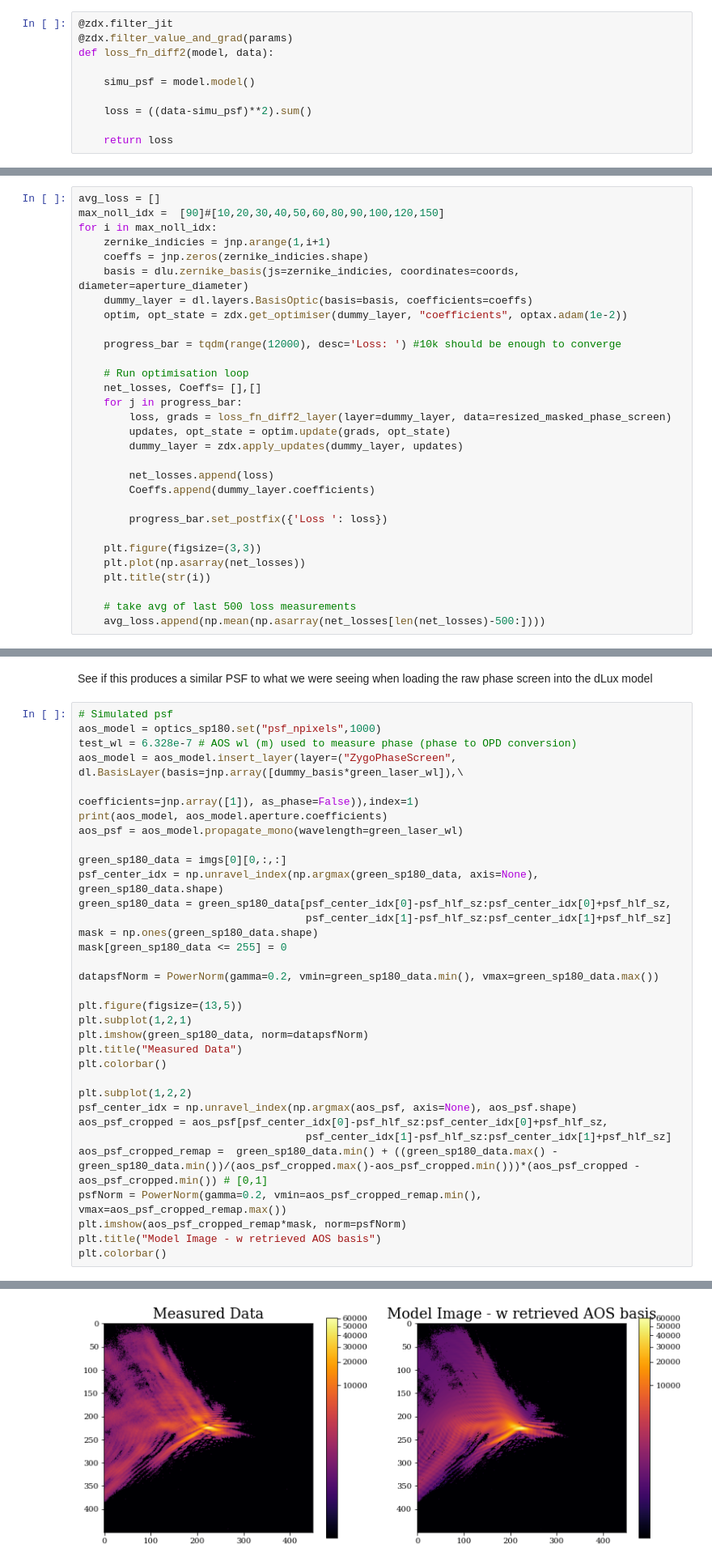
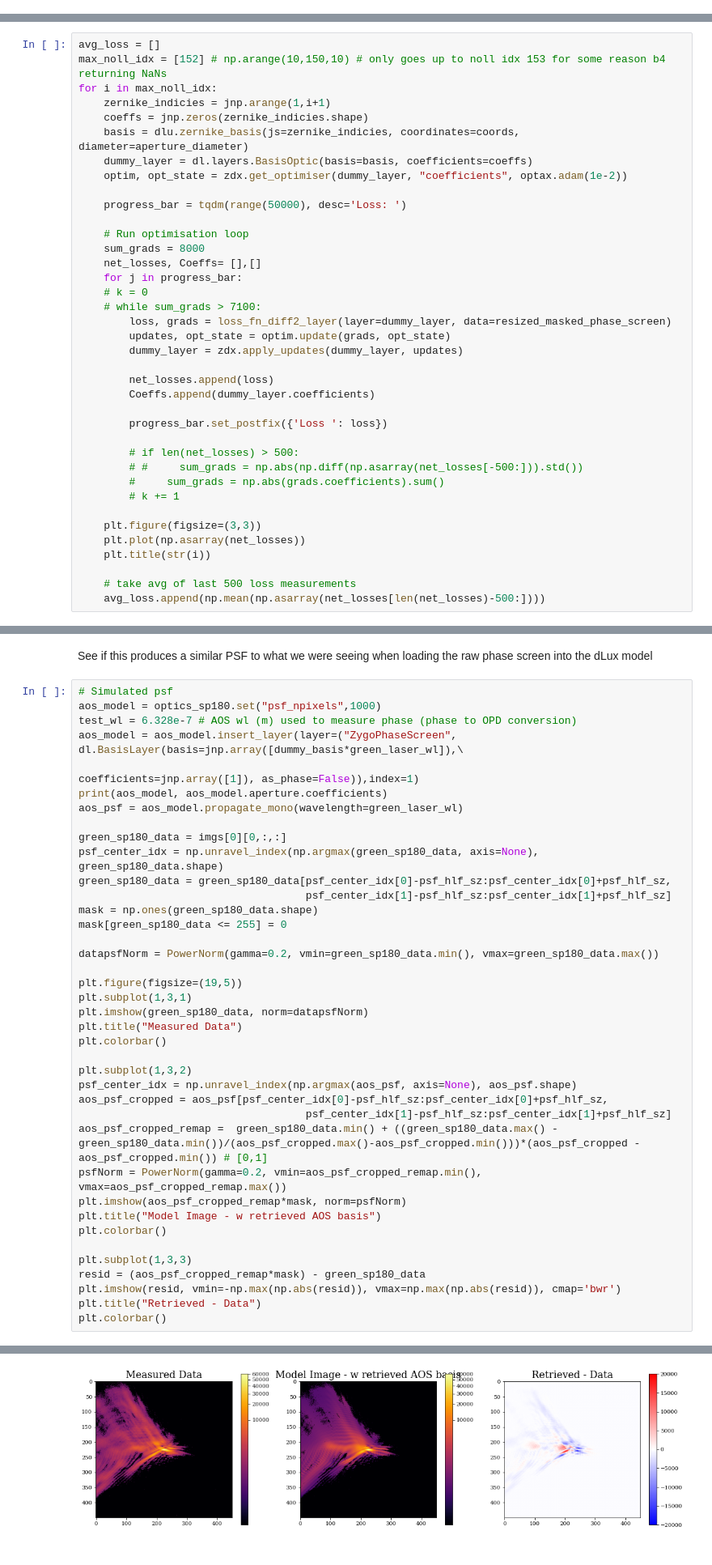
Before and after one commit to TolimanSpace/toliman_dp_design_testing, a Jupyter notebook: Gluing_Characterisation.ipynb, the cells around one changed output, grey strips where cells are left out. Shown at 81% size. Drawn from its saved outputs; the diff is of its cells as text.

```diff
--- a/Gluing_Characterisation.ipynb
+++ b/Gluing_Characterisation.ipynb
@@ -548,16 +548,6 @@ bckgnds = jnp.asarray([np.mean(np.flip(np.load(data_dir+bckgnd_fname)),axis=0) f
 epochs = [
     5000, 5000,5000,5000,
 ]
-# %%
-@zdx.filter_jit
-@zdx.filter_value_and_grad(params)
-def loss_fn_diff2(model, data):
-
-    simu_psf = model.model()
-
-    loss = ((data-simu_psf)**2).sum()
-
-    return loss
 # %% [markdown]
 Optimising on both spider orientations simultaneously
 # %%
@@ -1847,7 +1837,7 @@ def loss_fn_diff2_layer(layer, data):
     return loss
 # %%
 avg_loss = []
-max_noll_idx =  [90]#[10,20,30,40,50,60,80,90,100,120,150]
+max_noll_idx = [152] # np.arange(10,150,10) # only goes up to noll idx 153 for some reason b4 returning NaNs
 for i in max_noll_idx:
     zernike_indicies = jnp.arange(1,i+1)
     coeffs = jnp.zeros(zernike_indicies.shape)
@@ -1855,11 +1845,14 @@ for i in max_noll_idx:
     dummy_layer = dl.layers.BasisOptic(basis=basis, coefficients=coeffs)
     optim, opt_state = zdx.get_optimiser(dummy_layer, "coefficients", optax.adam(1e-2))
 
-    progress_bar = tqdm(range(12000), desc='Loss: ') #10k should be enough to converge
+    progress_bar = tqdm(range(50000), desc='Loss: ')
 
     # Run optimisation loop
+    sum_grads = 8000
     net_losses, Coeffs= [],[]
     for j in progress_bar:
+    # k = 0
+    # while sum_grads > 7100:
         loss, grads = loss_fn_diff2_layer(layer=dummy_layer, data=resized_masked_phase_screen)
         updates, opt_state = optim.update(grads, opt_state)
         dummy_layer = zdx.apply_updates(dummy_layer, updates)
@@ -1869,6 +1862,11 @@ for i in max_noll_idx:
 
         progress_bar.set_postfix({'Loss ': loss})
 
+        # if len(net_losses) > 500:
+        # #     sum_grads = np.abs(np.diff(np.asarray(net_losses[-500:])).std())
+        #     sum_grads = np.abs(grads.coefficients).sum()
+        # k += 1
+
     plt.figure(figsize=(3,3))
     plt.plot(np.asarray(net_losses))
     plt.title(str(i))
@@ -1961,41 +1996,47 @@ mask[green_sp180_data <= 255] = 0
 
 datapsfNorm = PowerNorm(gamma=0.2, vmin=green_sp180_data.min(), vmax=green_sp180_data.max())
 
-plt.figure(figsize=(13,5))
-plt.subplot(1,2,1)
+plt.figure(figsize=(19,5))
+plt.subplot(1,3,1)
 plt.imshow(green_sp180_data, norm=datapsfNorm)
 plt.title("Measured Data")
 plt.colorbar()
 
-plt.subplot(1,2,2)
+plt.subplot(1,3,2)
 psf_center_idx = np.unravel_index(np.argmax(aos_psf, axis=None), aos_psf.shape)
 aos_psf_cropped = aos_psf[psf_center_idx[0]-psf_hlf_sz:psf_center_idx[0]+psf_hlf_sz,
                                     psf_center_idx[1]-psf_hlf_sz:psf_center_idx[1]+psf_hlf_sz]
 aos_psf_cropped_remap =  green_sp180_data.min() + ((green_sp180_data.max() - green_sp180_data.min())/(aos_psf_cropped.max()-aos_psf_cropped.min()))*(aos_psf_cropped - aos_psf_cropped.min()) # [0,1]
 psfNorm = PowerNorm(gamma=0.2, vmin=aos_psf_cropped_remap.min(), vmax=aos_psf_cropped_remap.max())
 plt.imshow(aos_psf_cropped_remap*mask, norm=psfNorm)
 plt.title("Model Image - w retrieved AOS basis")
 plt.colorbar()
+
+plt.subplot(1,3,3)
+resid = (aos_psf_cropped_remap*mask) - green_sp180_data
+plt.imshow(resid, vmin=-np.max(np.abs(resid)), vmax=np.max(np.abs(resid)), cmap='bwr')
+plt.title("Retrieved - Data")
+plt.colorbar()
 # %% [output]
 AngularOpticalSystem(
   wf_npixels=512,
   diameter=0.122,
   layers={
     'SystemAberrations':
     BasisOptic(
       basis=f32[11,512,512],
       coefficients=f32[11],
       as_phase=False,
       transmission=None,
       normalise=False
     ),
 ... (19 lines left out)
   psf_npixels=1000,
   oversample=1,
   psf_pixel_scale=0.3699817152413293
 ) [0. 0. 0. 0. 0. 0. 0.]
 <matplotlib.colorbar.Colorbar at 0x...>
-[figure, old version]
+[figure, new version]
 # %% [markdown]
 Add AOS phase screen to dLux model and compare model with gradient-optimised phase retrieval results.
 # %%
```
Also changed, not shown: parts of 6 cells of this notebook.
